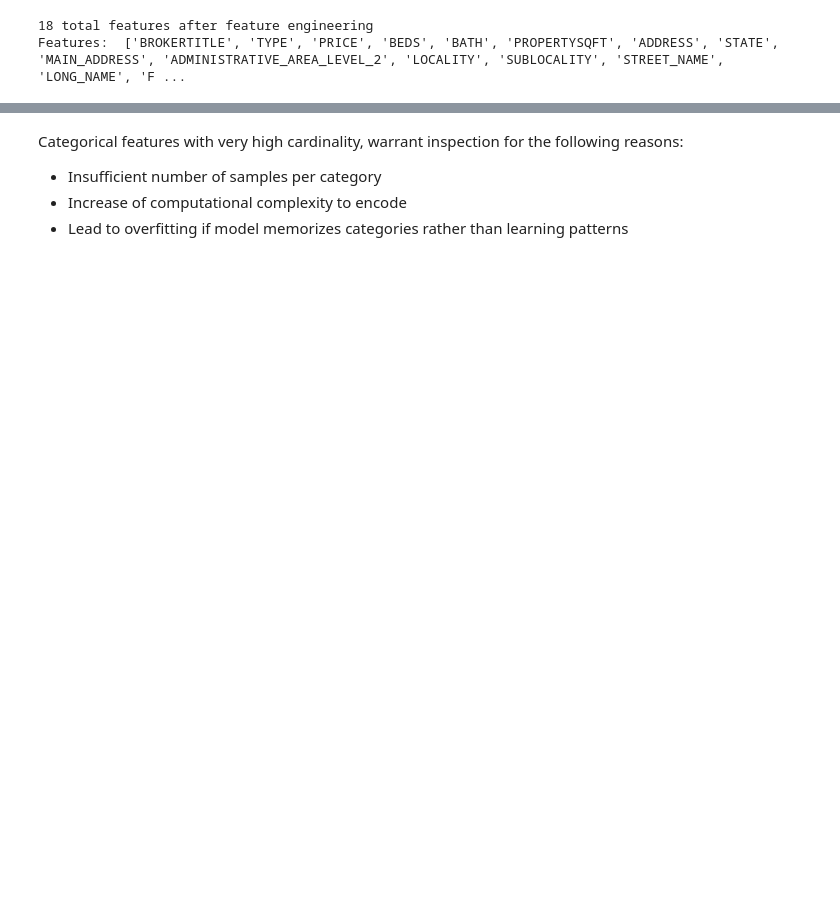
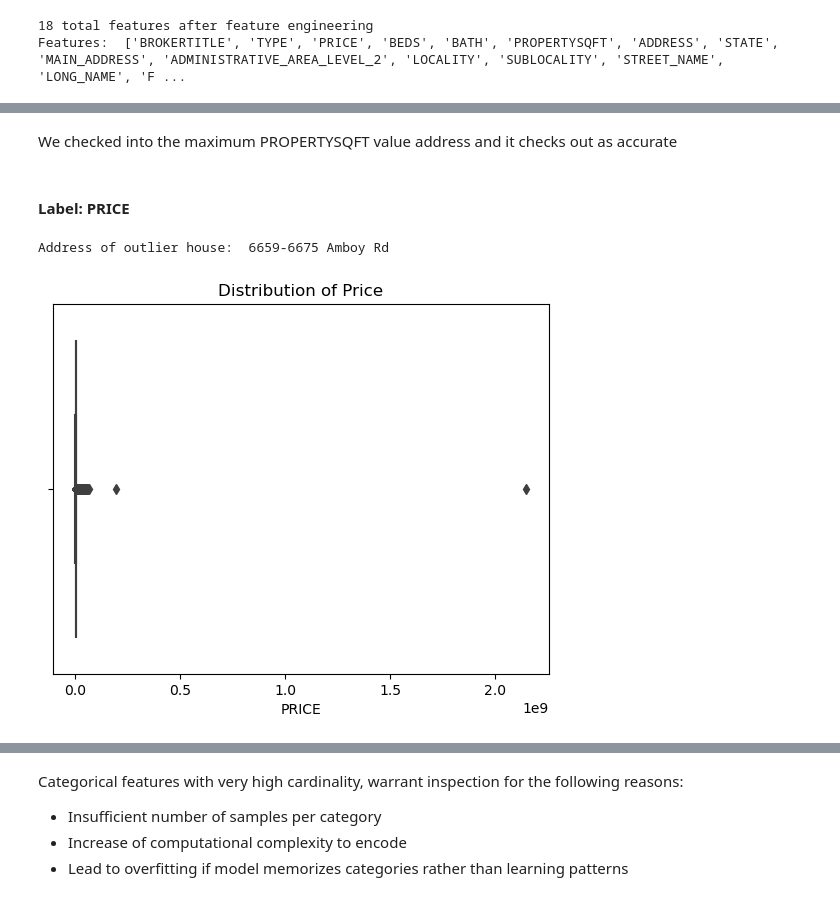
Before and after one commit to TrevorChartier/RealEstateRegression, a Jupyter notebook: RealEstateRegression.ipynb, the cells around one changed output, grey strips where cells are left out. Saved outputs shown, nothing was run; the diff lists cells and outputs as text; code cells hidden in the pictures; blank space fills up the shorter version.

```diff
--- a/RealEstateRegression.ipynb
+++ b/RealEstateRegression.ipynb
@@ -82,0 +157,12 @@ Features:  ['BROKERTITLE', 'TYPE', 'PRICE', 'BEDS', 'BATH', 'PROPERTYSQFT', 'ADD
+# %% [markdown]
+We checked into the maximum PROPERTYSQFT value address and it checks out as accurate
+# %% [markdown]
+#### Label: PRICE
+# %%
+price = house_df["PRICE"]
+sns.boxplot(x=price)
+plt.title("Distribution of Price")
+print("Address of outlier house: ", house_df.iloc[price.idxmax()]["ADDRESS"])
+# %% [output]
+Address of outlier house:  6659-6675 Amboy Rd
+[figure, added]
```
Also changed, not shown: parts of 39 cells of this notebook.
